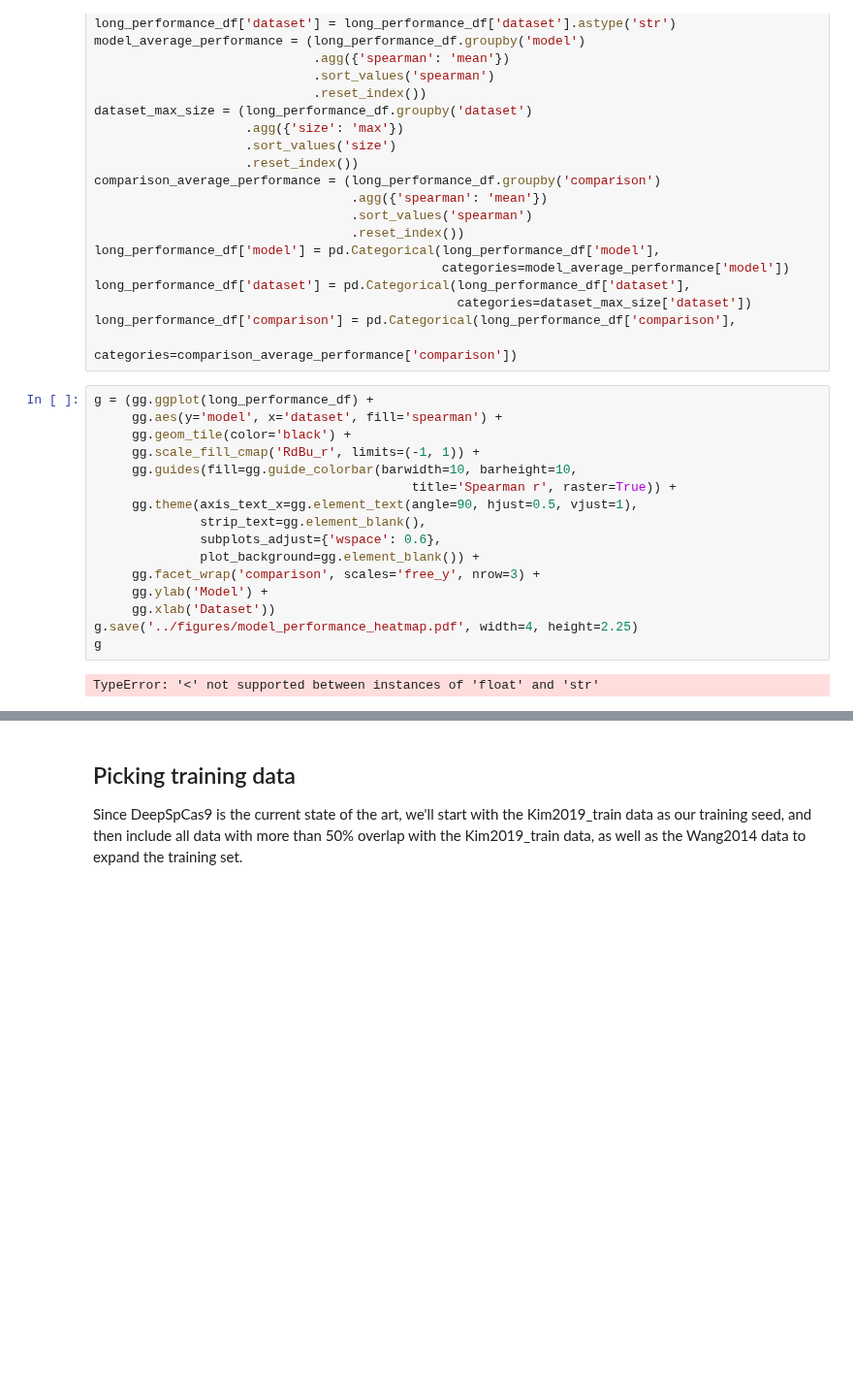
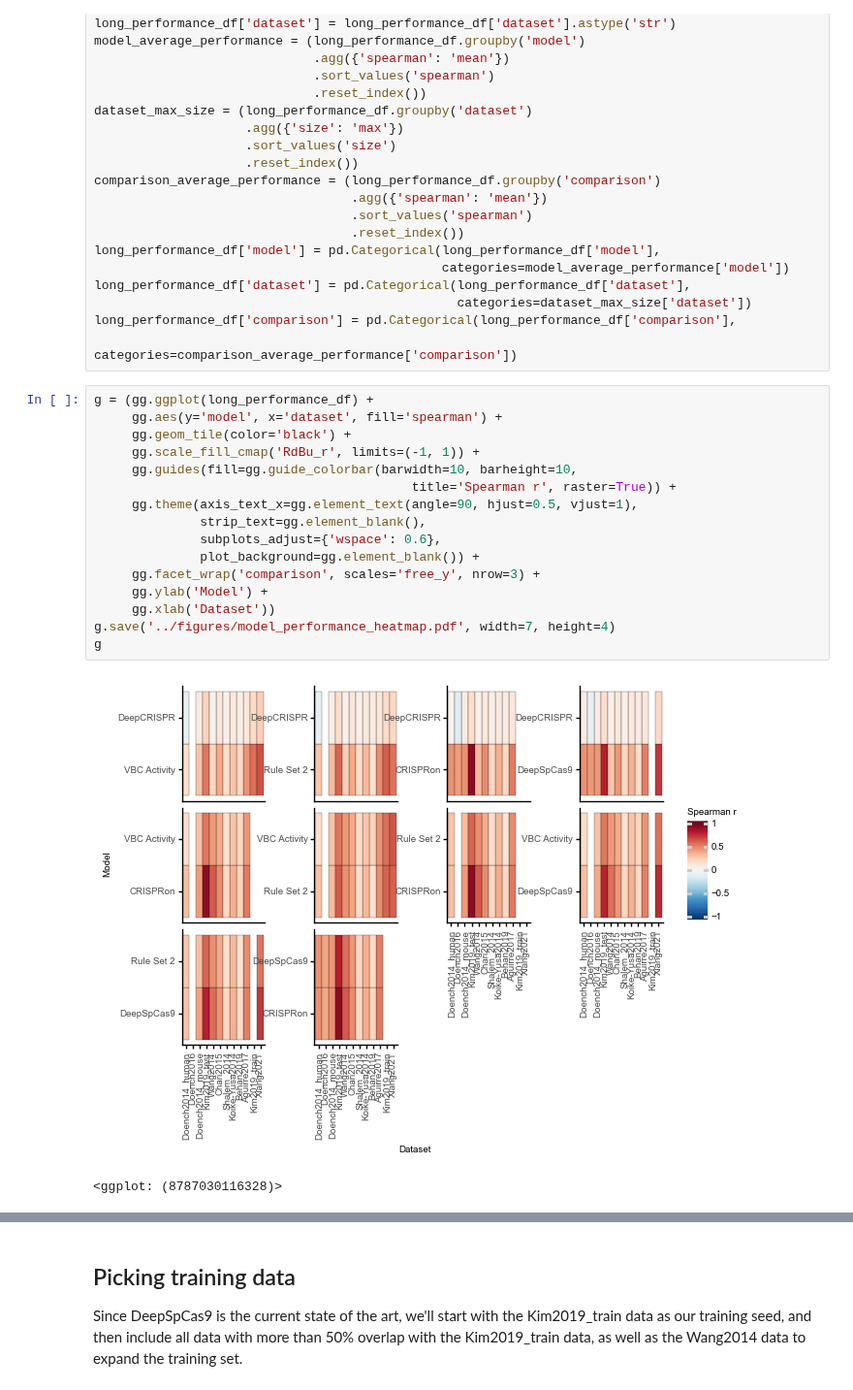
Before and after one commit to gpp-rnd/rs_dev, a Jupyter notebook: code/02_get_SOA.ipynb, the cells around one changed output, grey strips where cells are left out. Shown at 97% size. Cells and saved outputs as stored; diff of their text form; blank space fills up the shorter version.

```diff
--- a/code/02_get_SOA.ipynb
+++ b/code/02_get_SOA.ipynb
@@ -222,21 +221,22 @@ long_performance_df['comparison'] = pd.Categorical(long_performance_df['comparis
 # %%
 g = (gg.ggplot(long_performance_df) +
      gg.aes(y='model', x='dataset', fill='spearman') +
      gg.geom_tile(color='black') +
      gg.scale_fill_cmap('RdBu_r', limits=(-1, 1)) +
      gg.guides(fill=gg.guide_colorbar(barwidth=10, barheight=10,
                                           title='Spearman r', raster=True)) +
      gg.theme(axis_text_x=gg.element_text(angle=90, hjust=0.5, vjust=1),
               strip_text=gg.element_blank(),
               subplots_adjust={'wspace': 0.6},
               plot_background=gg.element_blank()) +
      gg.facet_wrap('comparison', scales='free_y', nrow=3) +
      gg.ylab('Model') +
      gg.xlab('Dataset'))
-g.save('../figures/model_performance_heatmap.pdf', width=4, height=2.25)
+g.save('../figures/model_performance_heatmap.pdf', width=7, height=4)
 g
 # %% [output]
+[figure, added]
-TypeError: '<' not supported between instances of 'float' and 'str'
+<ggplot: (8787030116328)>
 # %%
 average_difference = (performance_df.groupby(['model1', 'model2'])
                       .apply(lambda df: ((df['model1_spearman'] - df['model2_spearman'])*df['size']).sum()/
```
Also changed, not shown: parts of 8 cells of this notebook, 6 other files.
